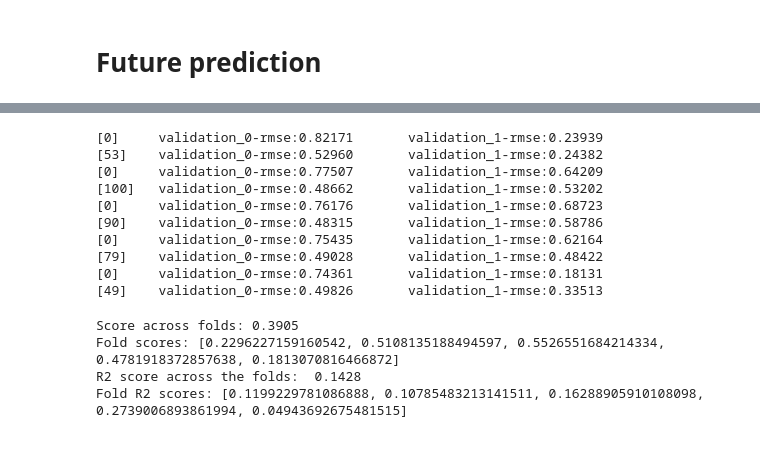
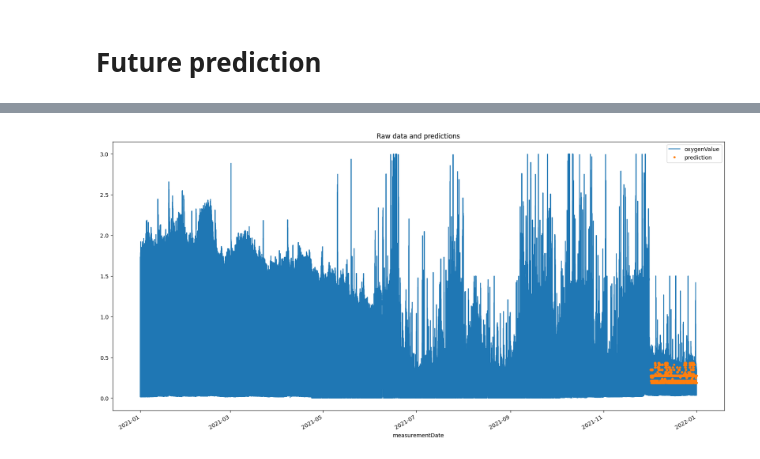
Before and after one commit to Simon-Manasse/DDD-DTW, a Jupyter notebook: src/RandomForest.ipynb, the cells around one changed output, grey strips where cells are left out. Drawn from its saved outputs; the diff is of its cells as text; code cells hidden in the pictures.

```diff
--- a/src/test.ipynb
+++ b/src/RandomForest.ipynb
@@ -255,58 +320,11 @@ plt.show()
-# %%
-fold = 0
-preds =[]
-scores =[]
-r2_scores = []
-for train_idx, val_idx in tss.split(df):
-    train= df.iloc[train_idx]
-    test = df.iloc[val_idx]
-
-    train= create_features(train)
-    test = create_features(test)
-
-    scaler = StandardScaler()
-    train[FEATURES] = scaler.fit_transform(train[FEATURES])
-    test[FEATURES] = scaler.transform(test[FEATURES])
-
-    X_train, y_train = train[FEATURES], train[TARGET]
-    X_test, y_test = test[FEATURES], test[TARGET]
-
-    reg = xgb.XGBRegressor(base_score=0.22, booster='gbtree',
-                           n_estimators=4000,
-                           early_stopping_rounds=50,
-                           objective='reg:squarederror',
-                           max_depth=5,
-                           gamma=0.01,
-                           tree_method='auto',
-                           learning_rate=0.21)
-    reg.fit(X_train, y_train,
-        eval_set=[(X_train, y_train), (X_test, y_test)],
-        verbose=100)
-
-    y_pred = reg.predict(X_test)
-    preds.append(y_pred)
-    score = root_mean_squared_error(y_test,y_pred)
-    scores.append(score)
-    r2= r2_score(y_test,y_pred)
-    r2_scores.append(r2)
-# %% [output]
-[0]     validation_0-rmse:0.82171       validation_1-rmse:0.23939
-[53]    validation_0-rmse:0.52960       validation_1-rmse:0.24382
-[0]     validation_0-rmse:0.77507       validation_1-rmse:0.64209
-[100]   validation_0-rmse:0.48662       validation_1-rmse:0.53202
-[0]     validation_0-rmse:0.76176       validation_1-rmse:0.68723
-[90]    validation_0-rmse:0.48315       validation_1-rmse:0.58786
-[0]     validation_0-rmse:0.75435       validation_1-rmse:0.62164
-[79]    validation_0-rmse:0.49028       validation_1-rmse:0.48422
-[0]     validation_0-rmse:0.74361       validation_1-rmse:0.18131
-[49]    validation_0-rmse:0.49826       validation_1-rmse:0.33513
-# %%
-print(f'Score across folds: {np.mean(scores):0.4f}')
-print(f'Fold scores: {scores}')
-print(f'R2 score across the folds:  {np.mean(r2_scores):0.4f}')
-print(f'Fold R2 scores: {r2_scores}')
-# %% [output]
-Score across folds: 0.3905
-Fold scores: [0.2296227159160542, 0.5108135188494597, 0.5526551684214334, 0.4781918372857638, 0.1813070816466872]
-R2 score across the folds:  0.1428
-Fold R2 scores: [0.1199229781086888, 0.10785483213141511, 0.16288905910108098, 0.2739006893861994, 0.04943692675481515]
+# %%
+test['prediction']=reg.predict(X_test)
+df= df.merge(test[['prediction']],how='left',left_index=True,right_index=True)
+# %%
+ax = df[['oxygenValue']].plot(figsize=(20,10))
+df['prediction'].plot(ax=ax,style='.')
+plt.legend()
+ax.set_title('Raw data and predictions')
+plt.show()
+# %% [output]
+[figure, added]
```
Also changed, not shown: parts of 6 cells of this notebook, 11 other files.
